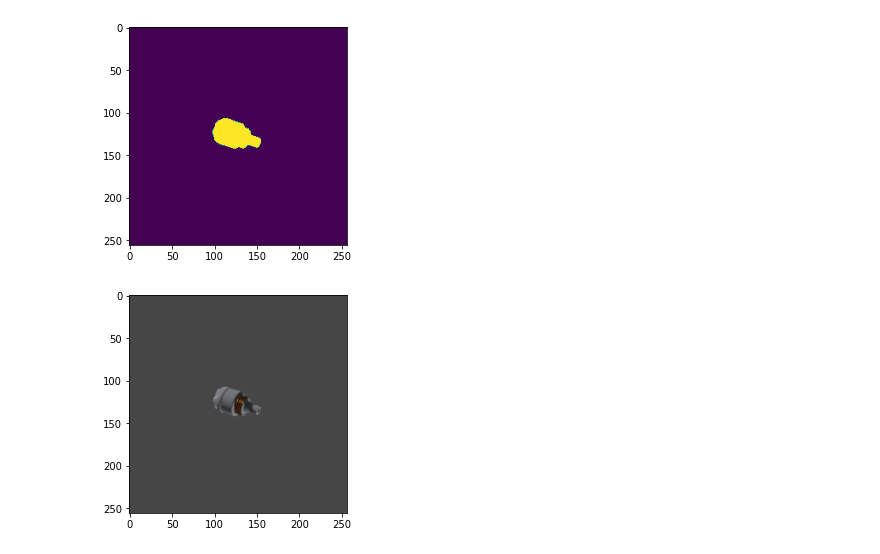
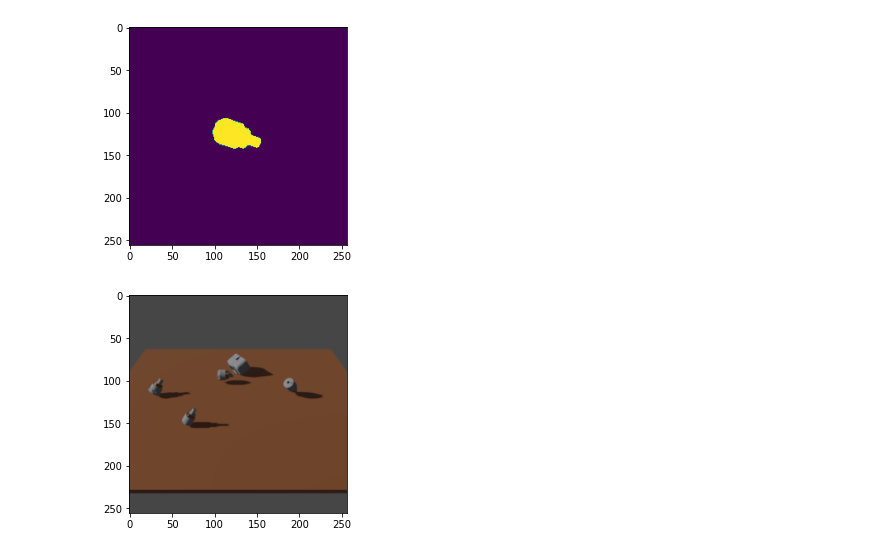
Before and after one commit to onorabil/blenderRenderer, a Jupyter notebook: PreviewData.ipynb, the cells around one changed output. Drawn from its saved outputs; the diff is of its cells as text; code cells hidden in the pictures.

```diff
--- a/PreviewData.ipynb
+++ b/PreviewData.ipynb
@@ -160,14 +168,14 @@ def png2rgb(path):
 
     return img
 # %%
-rgb_data = png2rgb("./out/0000_000010rgb.png")
+rgb_data = png2rgb("./out/0000_000000stereo_L.png")
 rgb_data = rgb_data[:, :, ::-1]
 
 fig = plt.figure()
 plt.imshow(rgb_data)
 plt.show()
 # %% [output]
-[figure, old version]
+[figure, new version]
 # %%
 def txt2label(path):
     if not os.path.isfile(path):
```
Also changed, not shown: parts of 7 cells of this notebook, 3 other files.
